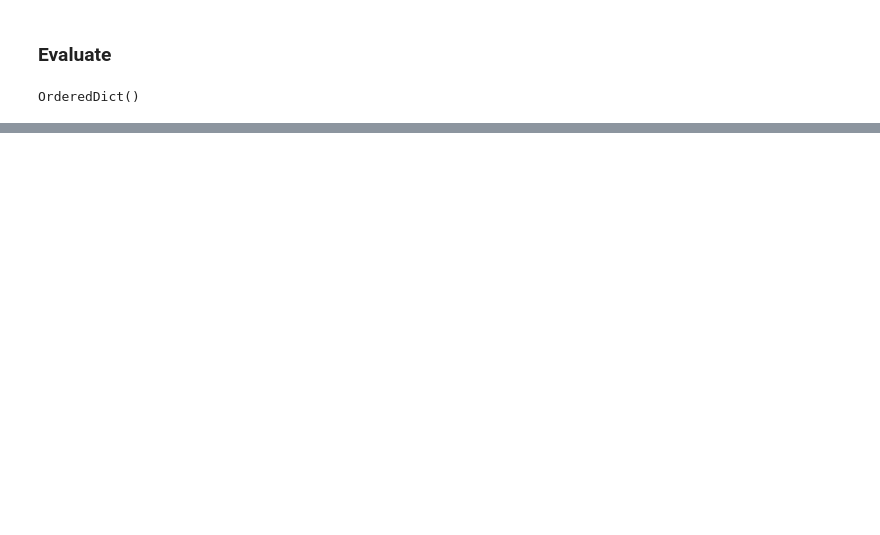
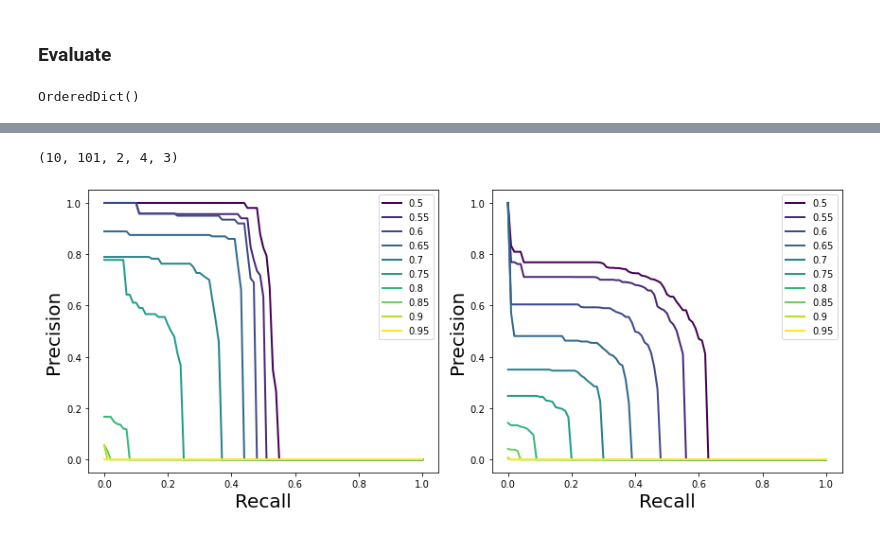
Before and after one commit to burke86/deepdisc, a Jupyter notebook: demo_decam.ipynb, the cells around one changed output, grey strips where cells are left out. Cells and saved outputs as stored; diff of their text form; code cells hidden in the pictures; blank space fills up the shorter version.

Commit message:
add precision-recall code

```diff
--- a/demo_decam.ipynb
+++ b/demo_decam.ipynb
@@ -348,9 +448,10 @@ OrderedDict()
 # %%
 from detectron2.evaluation import COCOEvaluator, inference_on_dataset
 from detectron2.data import build_detection_test_loader
-evaluator = COCOEvaluator("astro_val", cfg, False, output_dir="./output/") # Should be astro_val
+evaluator = COCOEvaluatorRecall("astro_val", cfg, False, output_dir="./output/") # Should be astro_val
 # Need to override this too I guess
 val_loader = build_detection_test_loader(cfg, "astro_val", mapper=mapper) # Should be astro_val
-print(inference_on_dataset(trainer.model, val_loader, evaluator))
+results = inference_on_dataset(trainer.model, val_loader, evaluator)
+print(results)
 # another equivalent way to evaluate the model is to use `trainer.test`
 # %% [output]
@@ -381,0 +499,40 @@ OrderedDict([('bbox', {'AP': 26.19114079045814, 'AP50': 53.81419191496113, 'AP75
+# %%
+# Now get the precision
+# precision has dims (iou, recall, cls, area range, max dets)
+results_per_category = results['segm']['results_per_category']
+#for ca in
+precision_star = results_per_category[0]
+precision_galaxy = results_per_category[1]
+np.shape(precision_star)
+# %% [output]
+(10, 101, 2, 4, 3)
+# %%
+fig, axs = plt.subplots(1, 2, figsize=(12, 5))
+axs = axs.flatten()
+
+ious = np.linspace(0.50,0.95,10)
+colors = plt.cm.viridis(np.linspace(0,1,len(ious)))
+
+# Plot precision recall
+for j, precision_class in enumerate([precision_star, precision_galaxy]):
+    precision_shape = np.shape(precision_class)
+    for i in range(precision_shape[0]):
+        # precision has dims (iou, recall, cls, area range, max dets)
+        # area range index 0: all area ranges
+        # max dets index -1: typically 100 per image
+        # What are the IoU levels?
+        p = precision_class[i, :, j, 0, -1]
+        r = np.linspace(0, 1, precision_shape[1]) # i think
+        mask = (p > -1)
+        p = p[mask]
+        r = r[mask]
+        # Plot
+        iou = np.around(ious[i], 2)
+        axs[j].plot(r, p, label=f'{iou}', color=colors[i],lw=2) # use a viridis color scheme
+        axs[j].set_xlabel('Recall', fontsize=20)
+        axs[j].set_ylabel('Precision', fontsize=20)
+        axs[j].legend(fontsize=10)
+
+fig.tight_layout()
+# %% [output]
+[figure, added]
```
Also changed, not shown: parts of 9 cells of this notebook.
